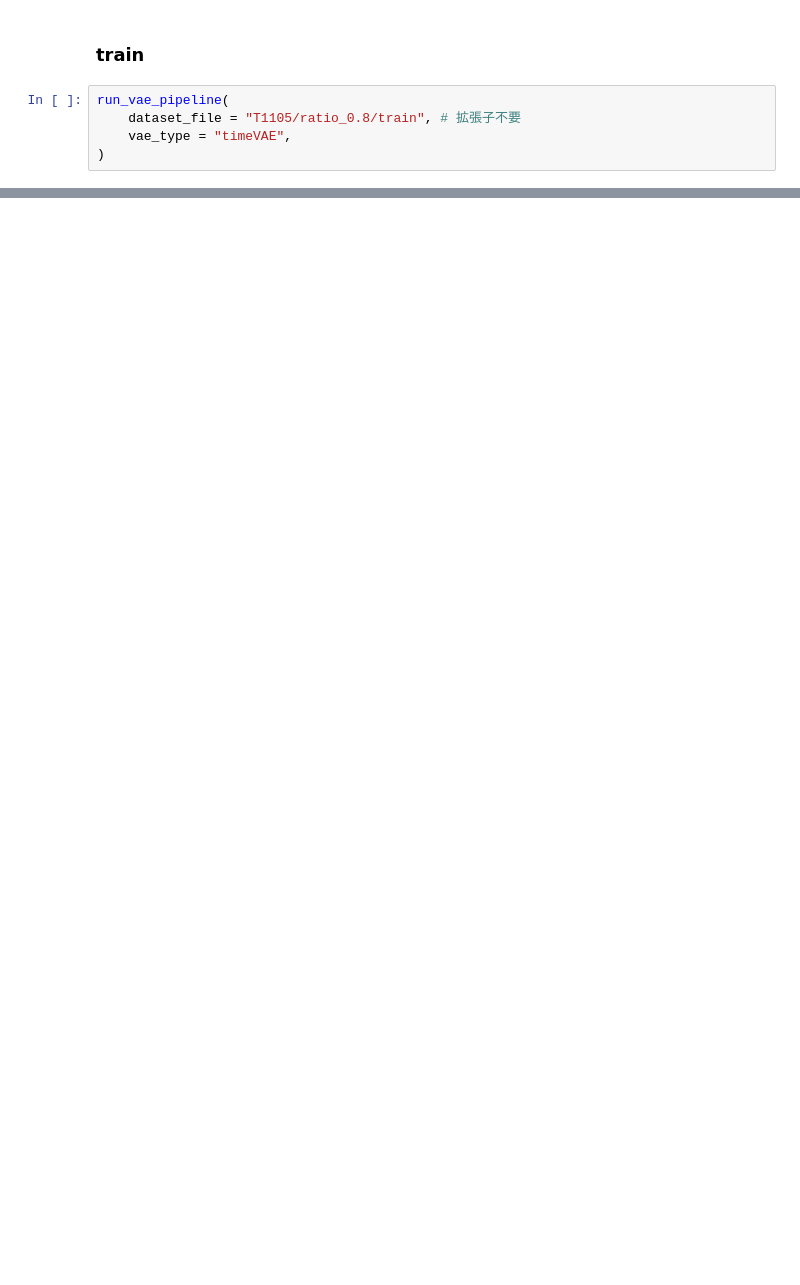
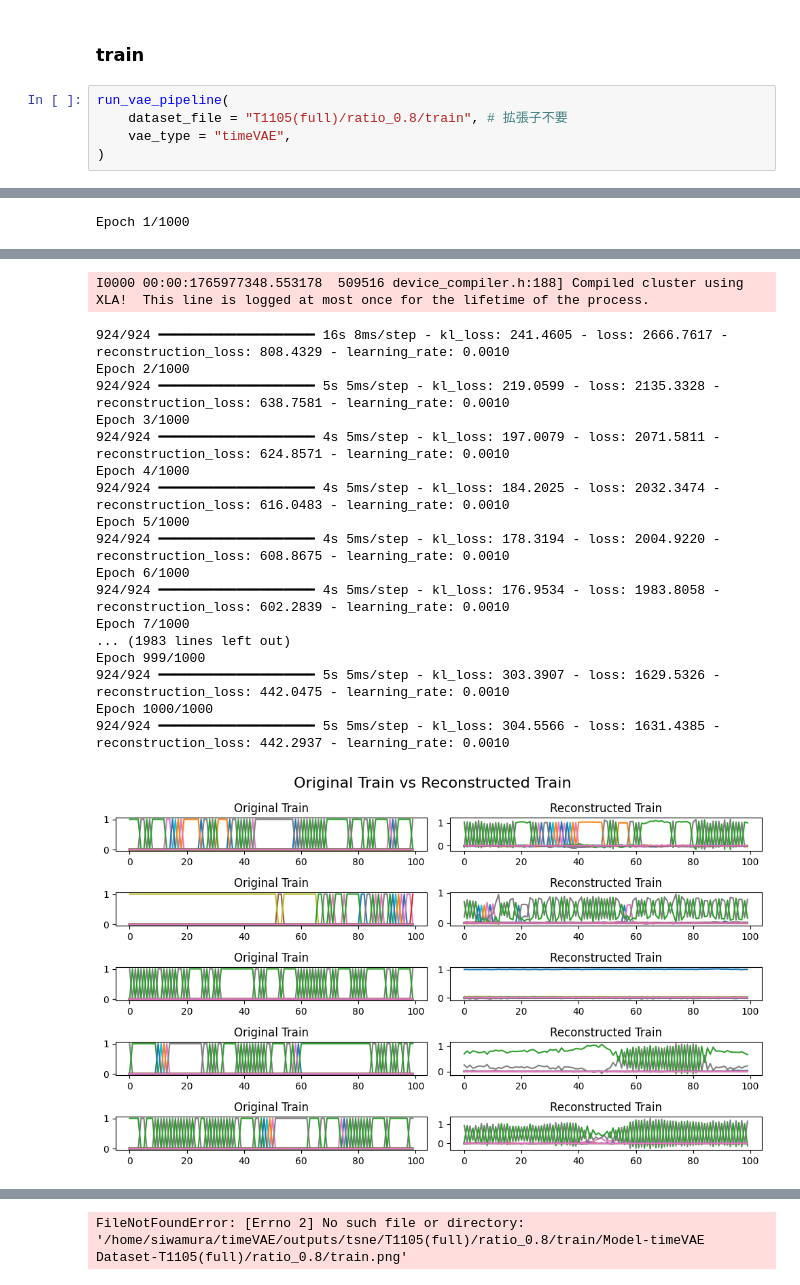
Before and after one commit to iwamura-0201/timeVAE, a Jupyter notebook: src/main.ipynb, the cells around one changed output, grey strips where cells are left out. Cells and saved outputs as stored; diff of their text form; blank space fills up the shorter version.

```diff
--- a/src/main.ipynb
+++ b/src/main.ipynb
@@ -56,7 +68,7 @@ NameError: name 'util' is not defined
 ### train
 # %%
 run_vae_pipeline(
-    dataset_file = "T1105/ratio_0.8/train", # 拡張子不要
+    dataset_file = "T1105(full)/ratio_0.8/train", # 拡張子不要
     vae_type = "timeVAE",
 )
 # %% [output]
@@ -63,0 +79 @@ UFuncTypeError: ufunc 'minimum' did not contain a loop with signature matching t
+Epoch 1/1000
@@ -63,0 +89,19 @@ UFuncTypeError: ufunc 'minimum' did not contain a loop with signature matching t
+I0000 00:00:1765977348.553178  509516 device_compiler.h:188] Compiled cluster using XLA!  This line is logged at most once for the lifetime of the process.
+924/924 ━━━━━━━━━━━━━━━━━━━━ 16s 8ms/step - kl_loss: 241.4605 - loss: 2666.7617 - reconstruction_loss: 808.4329 - learning_rate: 0.0010
+Epoch 2/1000
+924/924 ━━━━━━━━━━━━━━━━━━━━ 5s 5ms/step - kl_loss: 219.0599 - loss: 2135.3328 - reconstruction_loss: 638.7581 - learning_rate: 0.0010
+Epoch 3/1000
+924/924 ━━━━━━━━━━━━━━━━━━━━ 4s 5ms/step - kl_loss: 197.0079 - loss: 2071.5811 - reconstruction_loss: 624.8571 - learning_rate: 0.0010
+Epoch 4/1000
+924/924 ━━━━━━━━━━━━━━━━━━━━ 4s 5ms/step - kl_loss: 184.2025 - loss: 2032.3474 - reconstruction_loss: 616.0483 - learning_rate: 0.0010
+Epoch 5/1000
+924/924 ━━━━━━━━━━━━━━━━━━━━ 4s 5ms/step - kl_loss: 178.3194 - loss: 2004.9220 - reconstruction_loss: 608.8675 - learning_rate: 0.0010
+Epoch 6/1000
+924/924 ━━━━━━━━━━━━━━━━━━━━ 4s 5ms/step - kl_loss: 176.9534 - loss: 1983.8058 - reconstruction_loss: 602.2839 - learning_rate: 0.0010
+Epoch 7/1000
+... (1983 lines left out)
+Epoch 999/1000
+924/924 ━━━━━━━━━━━━━━━━━━━━ 5s 5ms/step - kl_loss: 303.3907 - loss: 1629.5326 - reconstruction_loss: 442.0475 - learning_rate: 0.0010
+Epoch 1000/1000
+924/924 ━━━━━━━━━━━━━━━━━━━━ 5s 5ms/step - kl_loss: 304.5566 - loss: 1631.4385 - reconstruction_loss: 442.2937 - learning_rate: 0.0010
+[figure, added]
@@ -63,0 +109 @@ UFuncTypeError: ufunc 'minimum' did not contain a loop with signature matching t
+FileNotFoundError: [Errno 2] No such file or directory: '/home/siwamura/timeVAE/outputs/tsne/T1105(full)/ratio_0.8/train/Model-timeVAE Dataset-T1105(full)/ratio_0.8/train.png'
```
Also changed, not shown: parts of 8 cells of this notebook, 5 other files.
